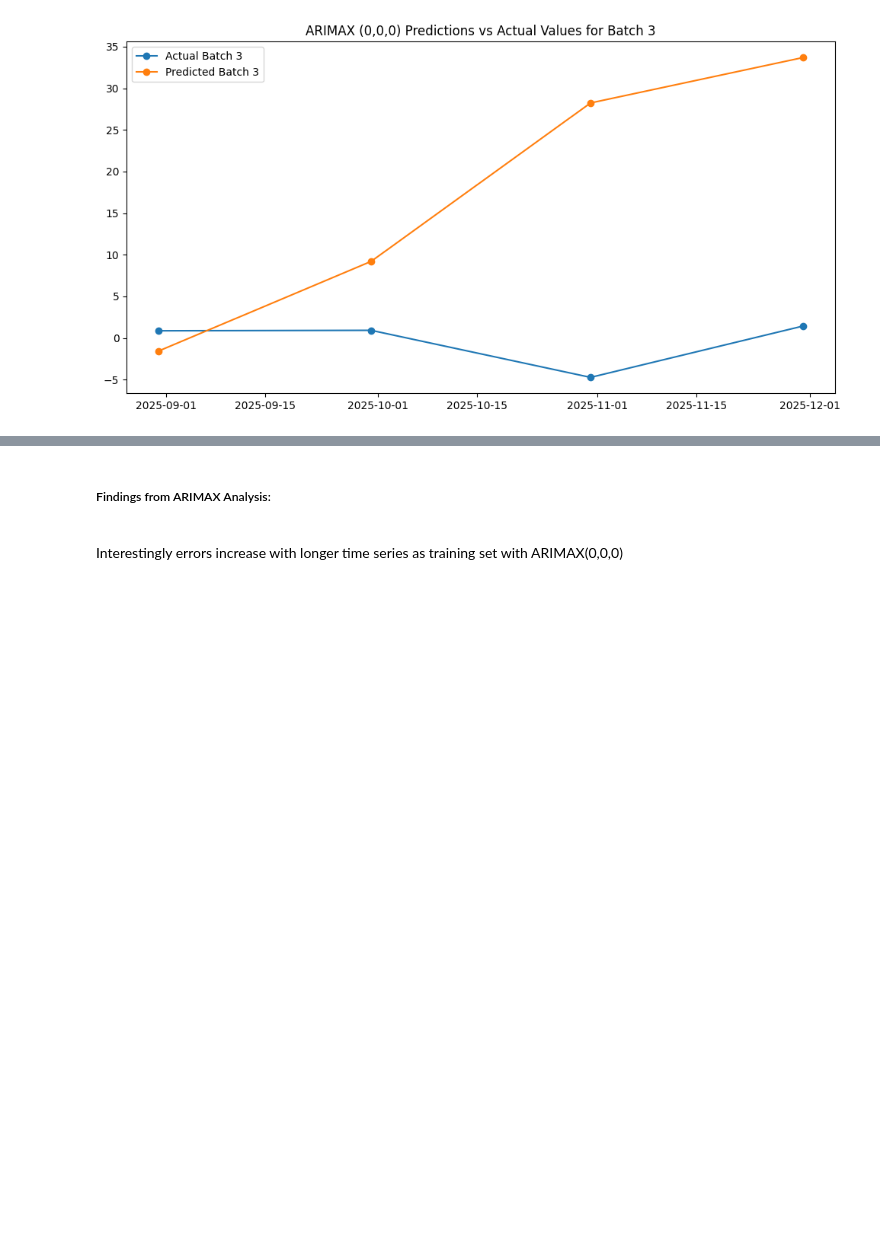
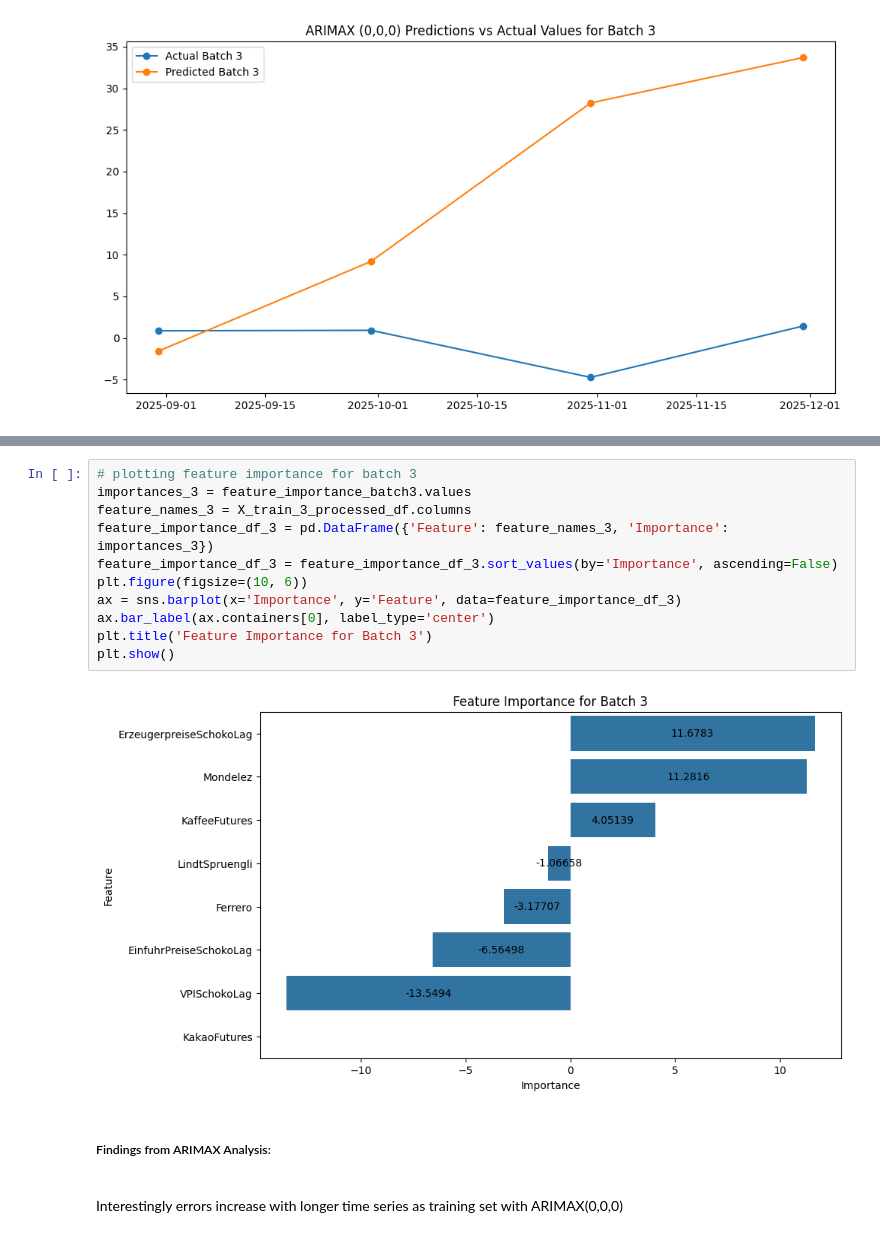
Before and after one commit to salimaabdalla/dpp_projekt_2026, a Jupyter notebook: notebooks/11_ARIMAX_monthly_updated_prediction.ipynb, the cells around one changed output, grey strips where cells are left out. Drawn from its saved outputs; the diff is of its cells as text; blank space fills up the shorter version.

```diff
--- a/notebooks/11_ARIMAX_monthly_updated_prediction.ipynb
+++ b/notebooks/11_ARIMAX_monthly_updated_prediction.ipynb
@@ -608,3 +667,16 @@ plt.show()
+# %%
+# plotting feature importance for batch 3
+importances_3 = feature_importance_batch3.values
+feature_names_3 = X_train_3_processed_df.columns
+feature_importance_df_3 = pd.DataFrame({'Feature': feature_names_3, 'Importance': importances_3})
+feature_importance_df_3 = feature_importance_df_3.sort_values(by='Importance', ascending=False)
+plt.figure(figsize=(10, 6))
+ax = sns.barplot(x='Importance', y='Feature', data=feature_importance_df_3)
+ax.bar_label(ax.containers[0], label_type='center')
+plt.title('Feature Importance for Batch 3')
+plt.show()
+# %% [output]
+[figure, added]
 # %% [markdown]
 ##### Findings from ARIMAX Analysis: <br>
 <br>
```
Also changed, not shown: parts of 9 cells of this notebook, 2 other files.
